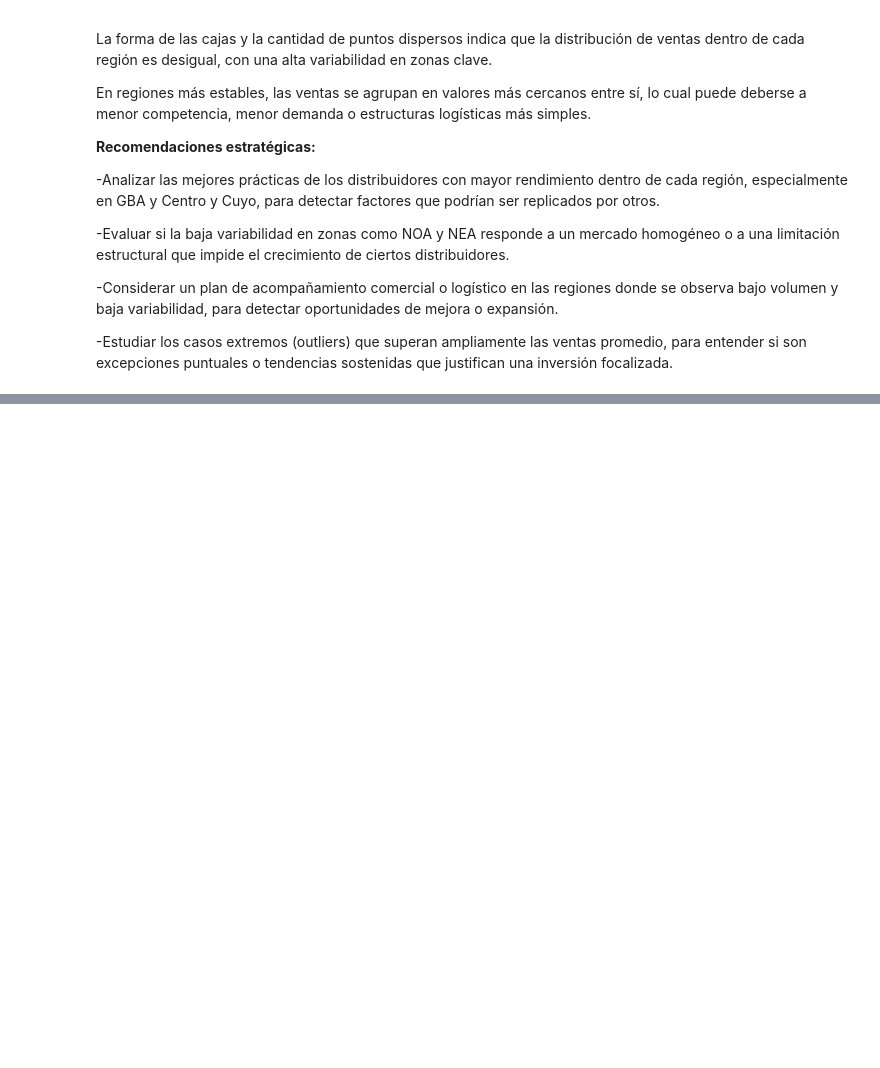
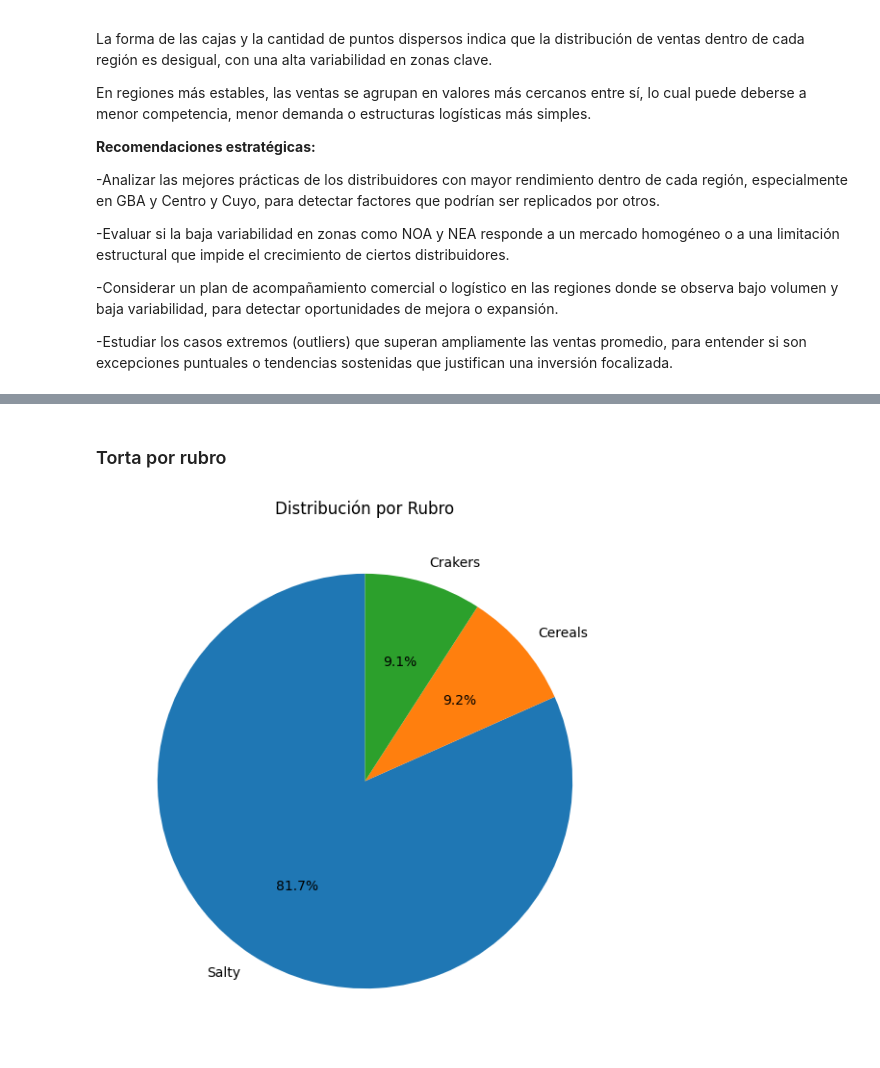
Before and after one commit to ISPC-CDIA/DataTeam---Proyecto-ABP-Analista-de-Datos-2025, a Jupyter notebook: JupiterNotebook/EVIDENCIA 3/Proyecto_Analisis_de_datos_Grupo_8_PepsiCo.ipynb, the cells around one changed output, grey strips where cells are left out. Drawn from its saved outputs; the diff is of its cells as text; code cells hidden in the pictures; blank space fills up the shorter version.

```diff
--- a/JupiterNotebook/EVIDENCIA 3/Proyecto_Analisis_de_datos_Grupo_8_PepsiCo.ipynb
+++ b/JupiterNotebook/EVIDENCIA 3/Proyecto_Analisis_de_datos_Grupo_8_PepsiCo.ipynb
@@ -886,0 +958,10 @@ En regiones más estables, las ventas se agrupan en valores más cercanos entre
+# %% [markdown]
+### Torta por rubro
+# %%
+plt.figure(figsize=(7, 7))
+df['Rubro'].value_counts().plot.pie(autopct='%1.1f%%', startangle=90)
+plt.title("Distribución por Rubro")
+plt.ylabel("")
+plt.show()
+# %% [output]
+[figure, added]
```
Also changed, not shown: parts of 15 cells of this notebook.
